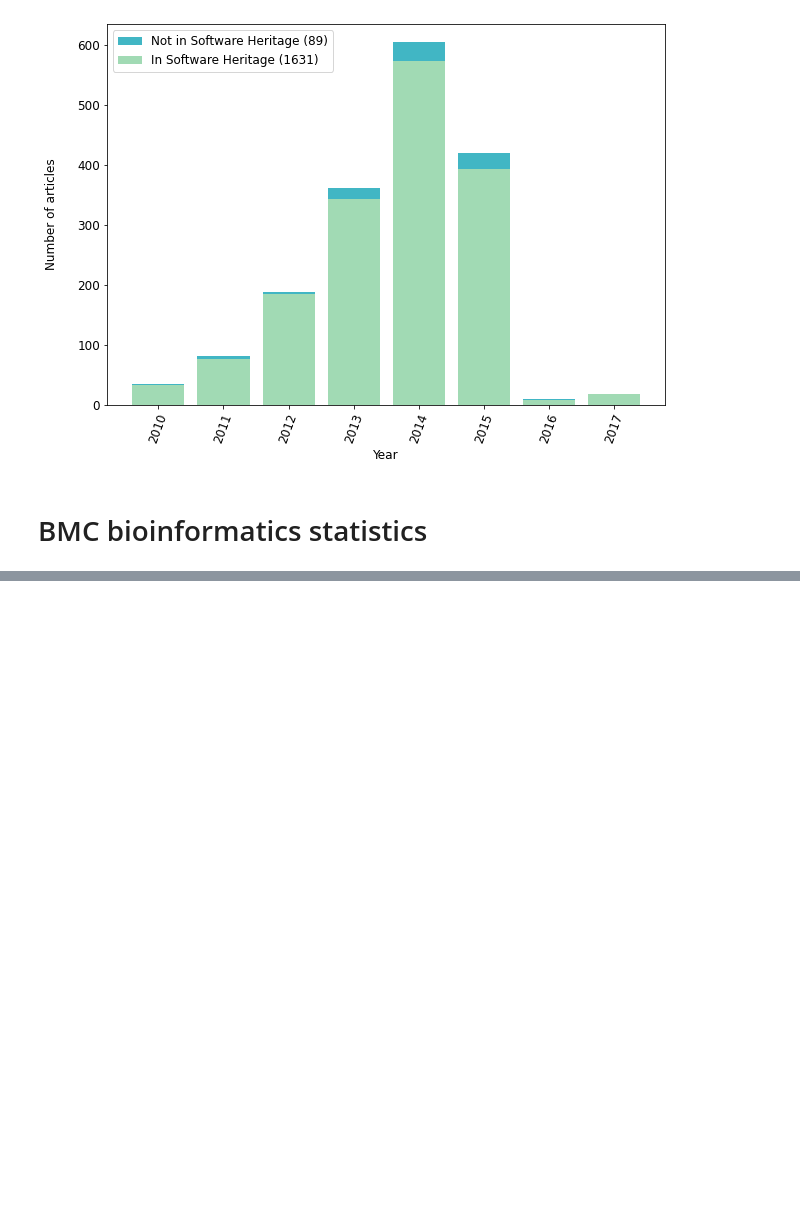
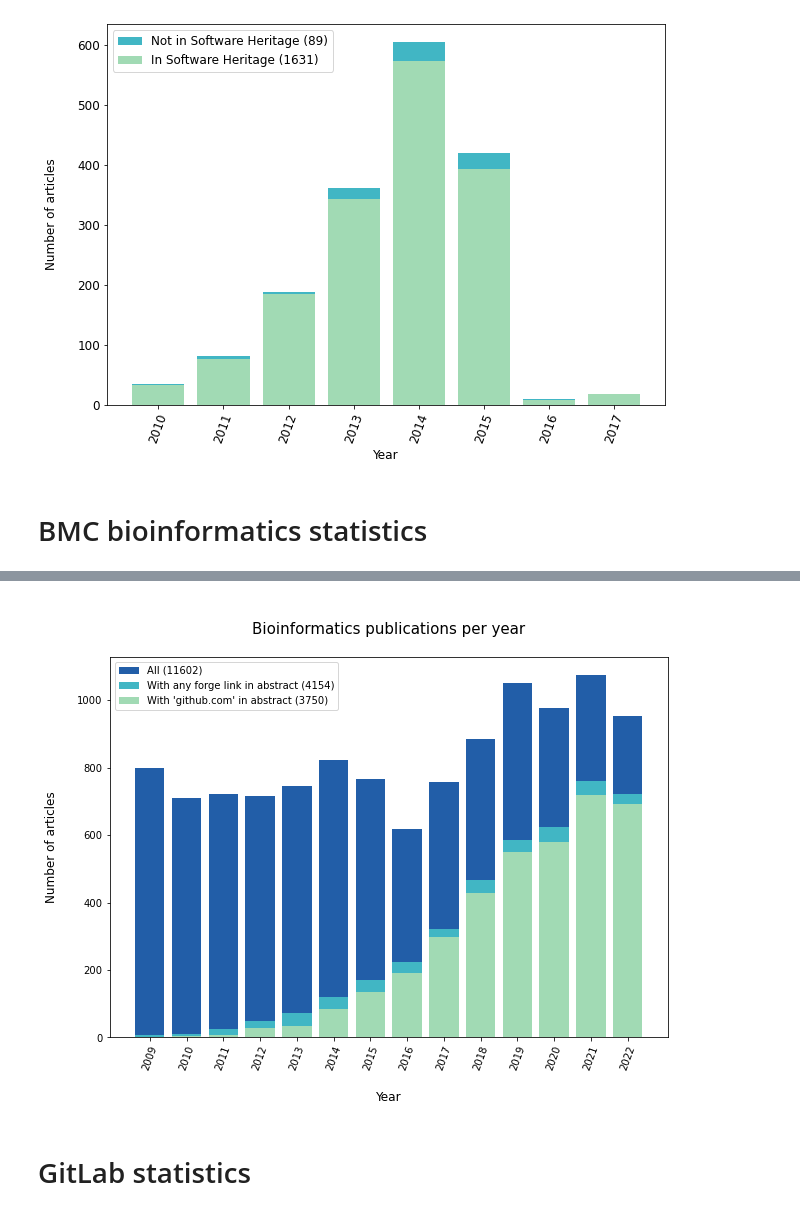
Before and after one commit to zhukovanadezhda/bioinformatics-software, a Jupyter notebook: pubmed_api.ipynb, the cells around one changed output, grey strips where cells are left out. Drawn from its saved outputs; the diff is of its cells as text; code cells hidden in the pictures; blank space fills up the shorter version.

```diff
--- a/pubmed_api.ipynb
+++ b/pubmed_api.ipynb
@@ -687,0 +730,46 @@ plt.show()
+# %%
+stats_with_link = {}
+PMIDs_with_link = []
+
+for query in tqdm(queries_github):
+    nb = 0 #number of articles for this query
+    queryLinkSearch = f"{domain}/esearch.fcgi?db={db}&retmode={retmode}&retmax=15000&term={query}"
+    response = requests.get(queryLinkSearch)
+    pubmed_json = response.json()
+    for id in pubmed_json["esearchresult"]["idlist"]:
+        #checking if there are any dublicates in PubMed IDs (it happens because of the PubDate that can be EPubDate or normal)
+        if id not in PMIDs_with_link:
+            nb += 1
+            PMIDs_with_link.append(id)
+    #query[38:42] - it is the year of this query
+    stats_with_link[query[-33:-29]] = nb
+# %%
+fig, ax = plt.subplots(figsize=(10, 7))
+
+years = list(range(2009, 2023))
+values_journal = list(stats_in_journal.values())
+values_links = list(stats_with_link.values())
+values_forges = list(stats_forges.values())
+
+for i in range(14):
+    values_forges[i] += values_links[i]
+
+ax.bar(years, values_journal, color='#225ea8')
+ax.bar(years, values_forges, color='#41b6c4')
+ax.bar(years, values_links, color='#a1dab4')
+
+ax.legend([f"All ({sum(values_journal)})",
+           f"With any forge link in abstract ({sum(values_forges)})",
+           f"With 'github.com' in abstract ({sum(values_links)})"], loc = 'upper left')
+
+ax.set_xlabel('\nYear', fontsize=12, fontfamily='sans-serif')
+ax.set_ylabel('Number of articles\n', fontsize=12, fontfamily='sans-serif')
+ax.set_title('\nBioinformatics publications per year\n', fontsize=15, fontfamily='sans-serif')
+
+plt.xticks(years, rotation=70)
+
+plt.show()
+# %% [output]
+[figure, added]
+# %% [markdown]
+# GitLab statistics
```
Also changed, not shown: parts of 16 cells of this notebook, 4 other files.
